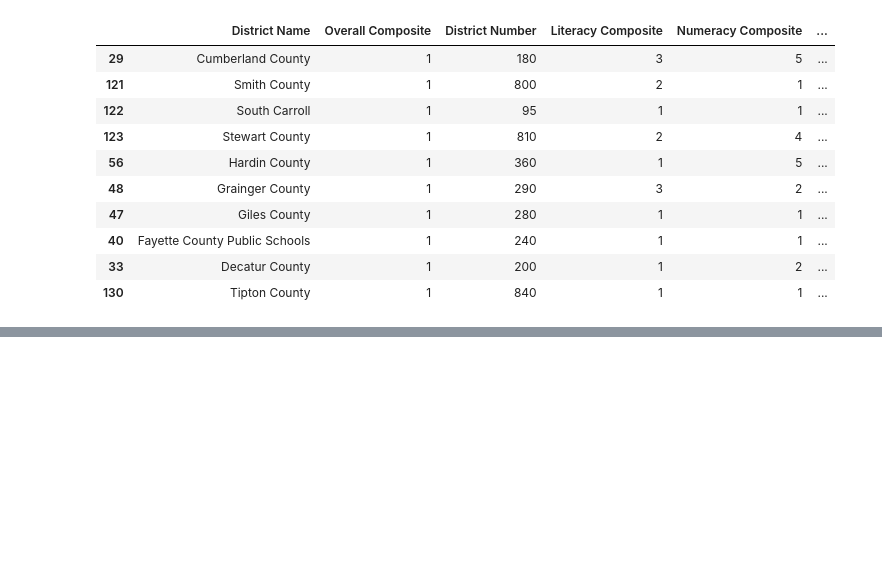
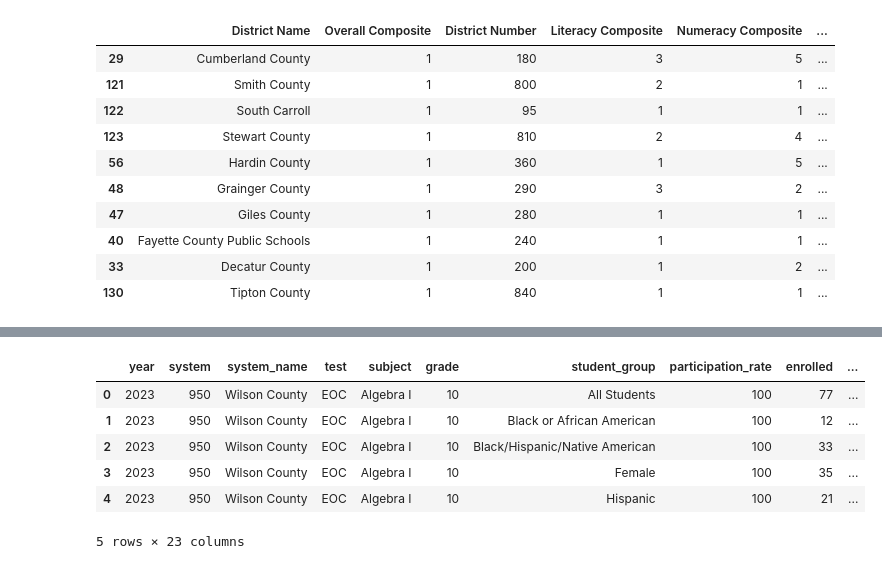
Before and after one commit to jmcapps/education_capstone, a Jupyter notebook: notebooks/test.ipynb, the cells around one changed output, grey strips where cells are left out. Cells and saved outputs as stored; diff of their text form; code cells hidden in the pictures; blank space fills up the shorter version.

```diff
--- a/notebooks/test.ipynb
+++ b/notebooks/test.ipynb
@@ -1139,0 +1209,2 @@ sorted_tvaas_overall.nsmallest(10, 'Overall Composite')
+# %%
+filtered_district.rename(columns={'district_name':'system_name'}, inplace=True)
@@ -1139,0 +1221,12 @@ sorted_tvaas_overall.nsmallest(10, 'Overall Composite')
+# %%
+merged_d_a = pd.merge(filtered_assessment, filtered_district[['system_name', 'zip code']], on='system_name', how='left')
+# %%
+merged_d_a.head()
+# %% [output]
+|  | year | system | system_name | test | subject | grade | student_group | participation_rate | enrolled | ... |
+| 0 | 2023 | 950 | Wilson County | EOC | Algebra I | 10 | All Students | 100 | 77 | ... |
+| 1 | 2023 | 950 | Wilson County | EOC | Algebra I | 10 | Black or African American | 100 | 12 | ... |
+| 2 | 2023 | 950 | Wilson County | EOC | Algebra I | 10 | Black/Hispanic/Native American | 100 | 33 | ... |
+| 3 | 2023 | 950 | Wilson County | EOC | Algebra I | 10 | Female | 100 | 35 | ... |
+| 4 | 2023 | 950 | Wilson County | EOC | Algebra I | 10 | Hispanic | 100 | 21 | ... |
+5 rows × 23 columns
```
Also changed, not shown: parts of 17 cells of this notebook, 8 other files.
